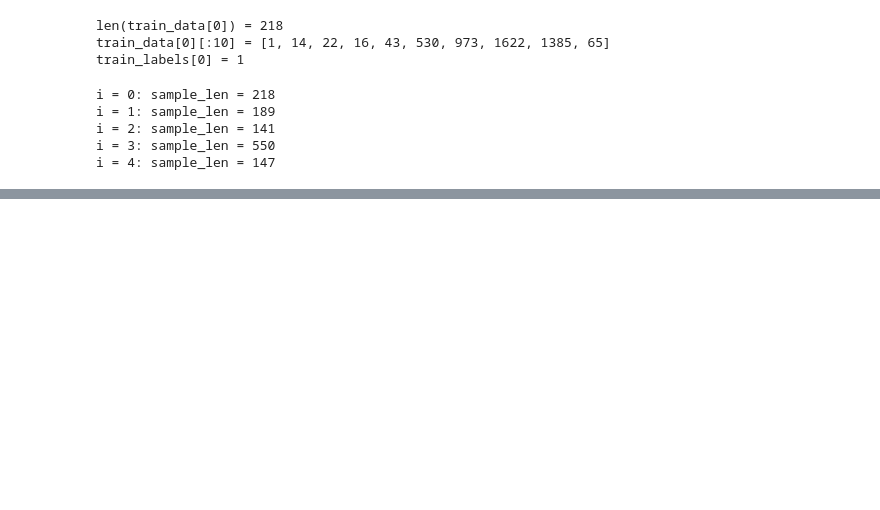
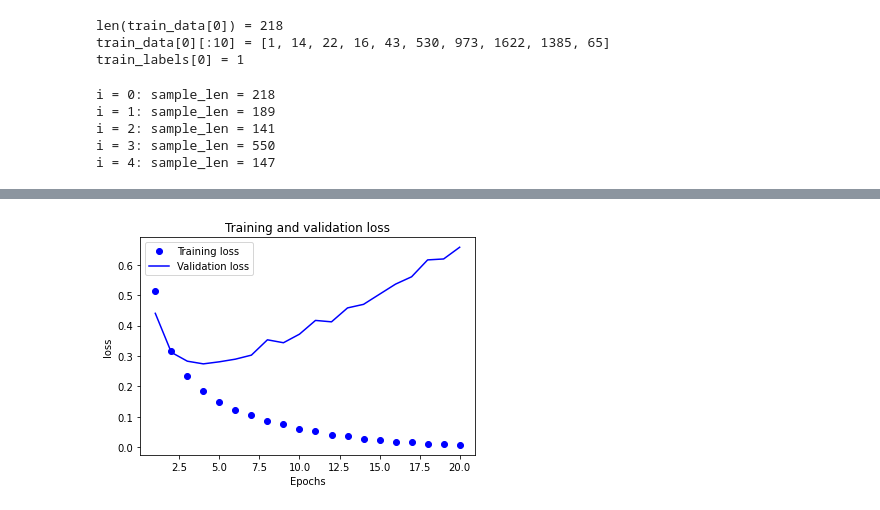
Before and after one commit to eballesteros/deep-learning-with-python-notebooks, a Jupyter notebook: my_notebooks/chapter04_getting-started-with-neural-networks.ipynb, the cells around one changed output, grey strips where cells are left out. Saved outputs shown, nothing was run; the diff lists cells and outputs as text; code cells hidden in the pictures; blank space fills up the shorter version.

```diff
--- a/my_notebooks/chapter04_getting-started-with-neural-networks.ipynb
+++ b/my_notebooks/chapter04_getting-started-with-neural-networks.ipynb
@@ -28,4 +20,4 @@ DIM=5_000 #10_000 bricks my laptop :(
 
 from keras.datasets import imdb
 
-(train_data, train_labels), (test_data, test_labels) = imdb.load_data(num_words=DIM)
+(train_data, train_labels), (test_data, test_labels) = imdb.load_data(num_words=10_000)
@@ -86,3 +64,23 @@ model.compile(
+# %%
+# build 3 layer model
+def get_model(*, n_representation_layers=3, n_units=16, intermediate_activation="relu", loss="binary_crossentropy"):
+
+    # representation layers
+    layer_list = n_representation_layers * [layers.Dense(n_units, activation=intermediate_activation)]
+
+    # final layer
+    layer_list.append(layers.Dense(1, activation="sigmoid"))
+
+    model = keras.Sequential(layer_list)
+    model.compile(
+        optimizer="rmsprop",
+        loss=loss,
+        metrics=["accuracy"]
+    )
+
+    return model
+
+model = get_model()
 # %%
 # create validation set
 
@@ -95,6 +93,6 @@ history = model.fit(
     partial_x_train,
     partial_y_train,
     epochs=20,
-    batch_size=64,
+    batch_size=512,
     validation_data=(x_val, y_val),
 )
@@ -100,0 +118,23 @@ history = model.fit(
+# %%
+# plot train and val losses
+import matplotlib.pyplot as plt
+def plot_history(history: keras.callbacks.History, variable_name: str):
+    history_dict = history.history
+
+    train_values = history_dict[variable_name]
+    val_values = history_dict[f"val_{variable_name}"]
+    epochs = range(1, len(train_values) + 1)
+
+    plt.figure()
+    plt.plot(epochs, train_values, "bo", label=f"Training {variable_name}")
+    plt.plot(epochs, val_values, "b", label=f"Validation {variable_name}")
+    plt.title(f"Training and validation {variable_name}")
+    plt.xlabel("Epochs")
+    plt.ylabel(f"{variable_name}")
+    plt.legend()
+    plt.show()
+# %%
+
+plot_history(history, "loss")
+# %% [output]
+[figure, added]
```
Also changed, not shown: parts of 15 cells of this notebook.
